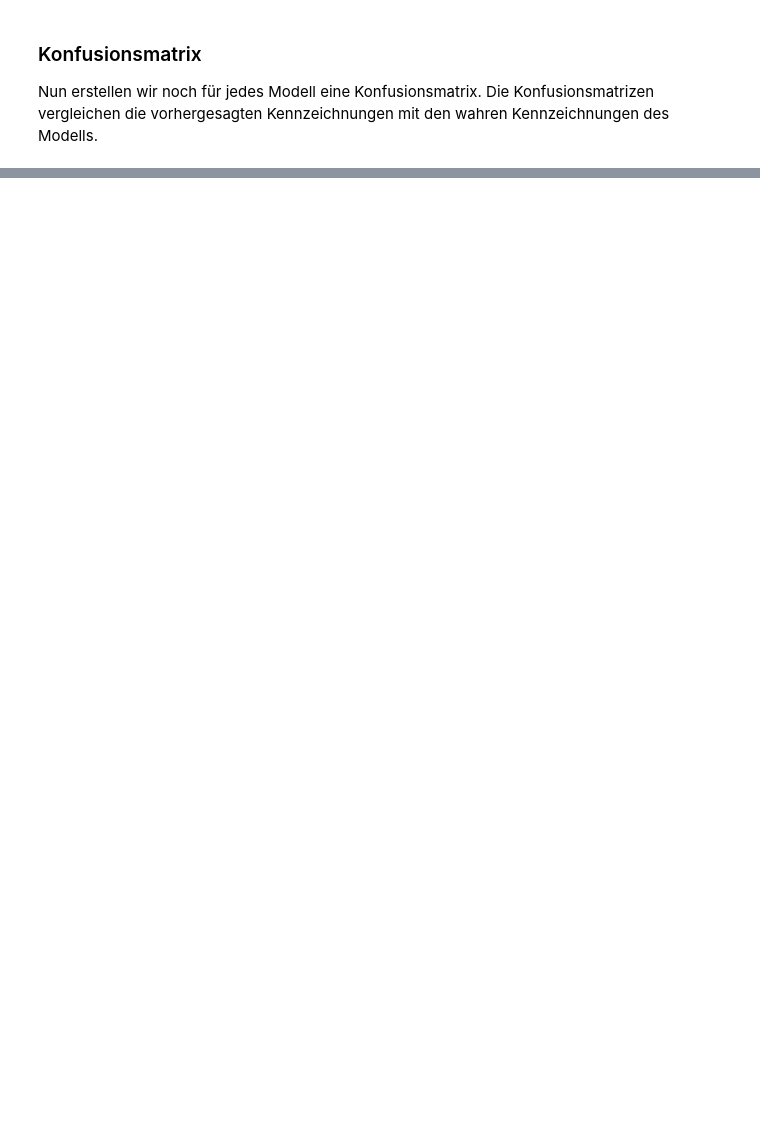
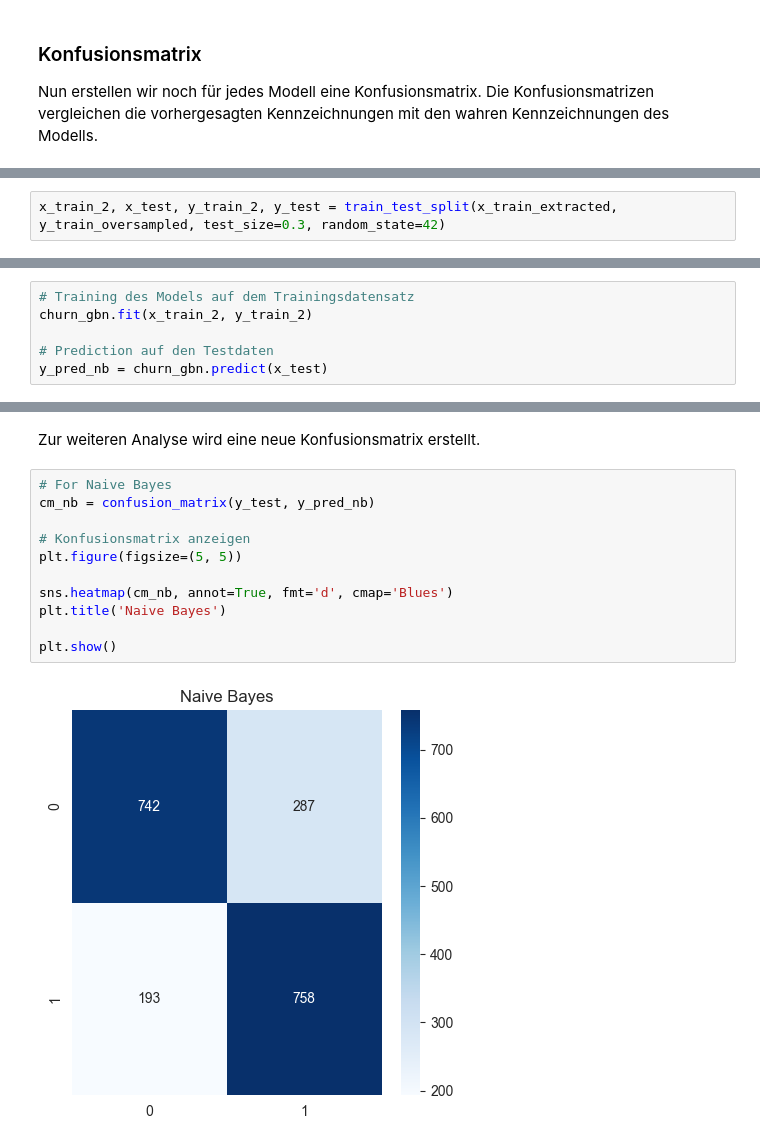
Before and after one commit to leonbittner/dasciws2324, a Jupyter notebook: 01_classification/01_classification.ipynb, the cells around one changed output, grey strips where cells are left out. Drawn from its saved outputs; the diff is of its cells as text; blank space fills up the shorter version.

```diff
--- a/01_classification/01_classification.ipynb
+++ b/01_classification/01_classification.ipynb
@@ -271,0 +407,2 @@ Grundsätzlich lässt sich sagen, dass die Performance aller drei Modelle nicht
+# %%
+x_train_2, x_test, y_train_2, y_test = train_test_split(x_train_extracted, y_train_oversampled, test_size=0.3, random_state=42)
@@ -271,0 +411,6 @@ Grundsätzlich lässt sich sagen, dass die Performance aller drei Modelle nicht
+# %%
+# Training des Models auf dem Trainingsdatensatz
+churn_gbn.fit(x_train_2, y_train_2)
+
+# Prediction auf den Testdaten
+y_pred_nb = churn_gbn.predict(x_test)
@@ -271,0 +433,15 @@ Grundsätzlich lässt sich sagen, dass die Performance aller drei Modelle nicht
+# %% [markdown]
+Zur weiteren Analyse wird eine neue Konfusionsmatrix erstellt.
+# %%
+# For Naive Bayes
+cm_nb = confusion_matrix(y_test, y_pred_nb)
+
+# Konfusionsmatrix anzeigen
+plt.figure(figsize=(5, 5))
+
+sns.heatmap(cm_nb, annot=True, fmt='d', cmap='Blues')
+plt.title('Naive Bayes')
+
+plt.show()
+# %% [output]
+[figure, added]
```
Also changed, not shown: parts of 39 cells of this notebook.
